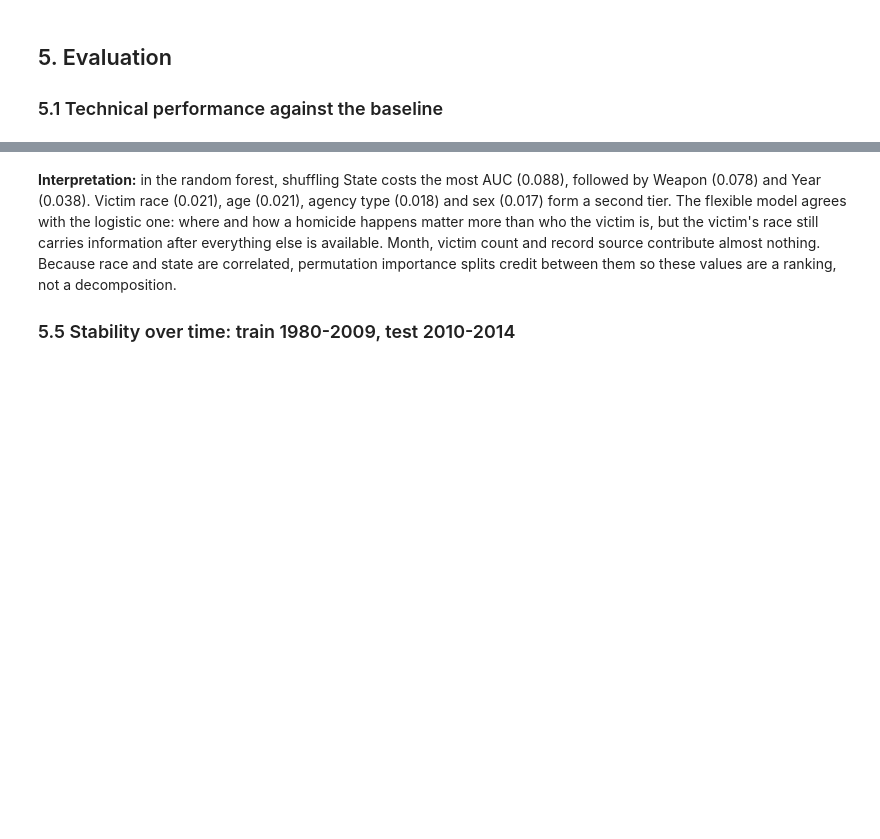
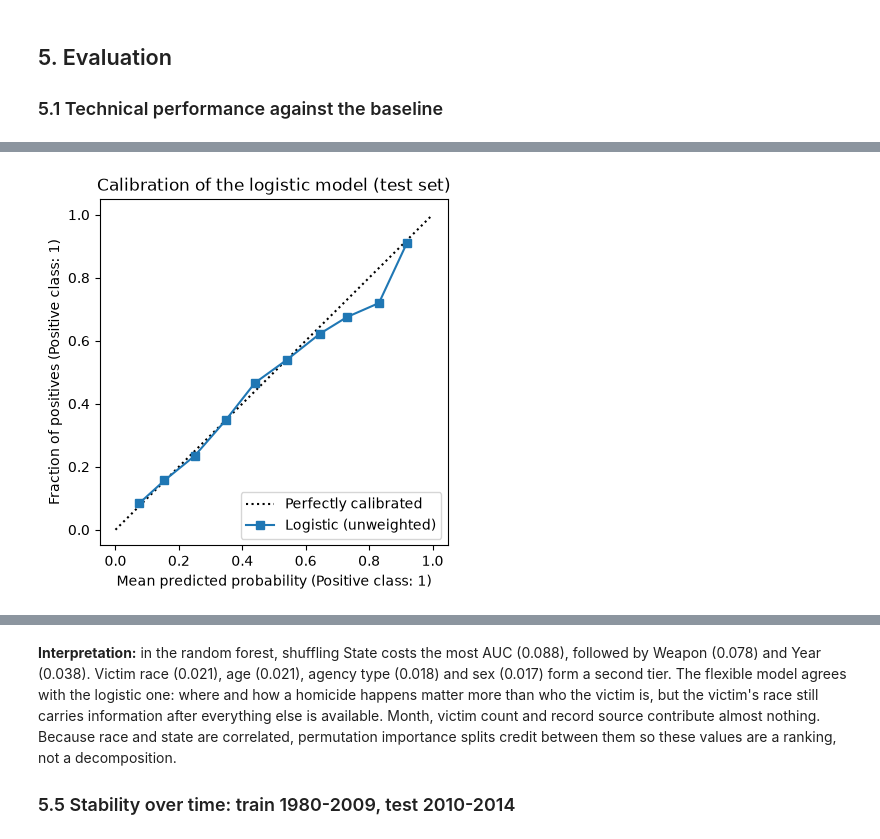
Before and after one commit to isabellelynch/WhoGetsJustice-DataAnalytics-2026, a Jupyter notebook: notebook/who-gets-justice.ipynb, the cells around one changed output, grey strips where cells are left out. Saved outputs shown, nothing was run; the diff lists cells and outputs as text; code cells hidden in the pictures; blank space fills up the shorter version.

```diff
--- a/notebook/who-gets-justice.ipynb
+++ b/notebook/who-gets-justice.ipynb
@@ -827,0 +983,7 @@ pd.concat([sel.head(6), sel.tail(8)]).round(3)
+# %%
+fig, ax = plt.subplots(figsize=(4.5, 4.5))
+CalibrationDisplay.from_predictions(y_test, p_logit, n_bins=10, name="Logistic (unweighted)", ax=ax)
+ax.set_title("Calibration of the logistic model (test set)")
+plt.show()
+# %% [output]
+[figure, added]
```
Also changed, not shown: parts of 45 cells of this notebook, 2 other files.
